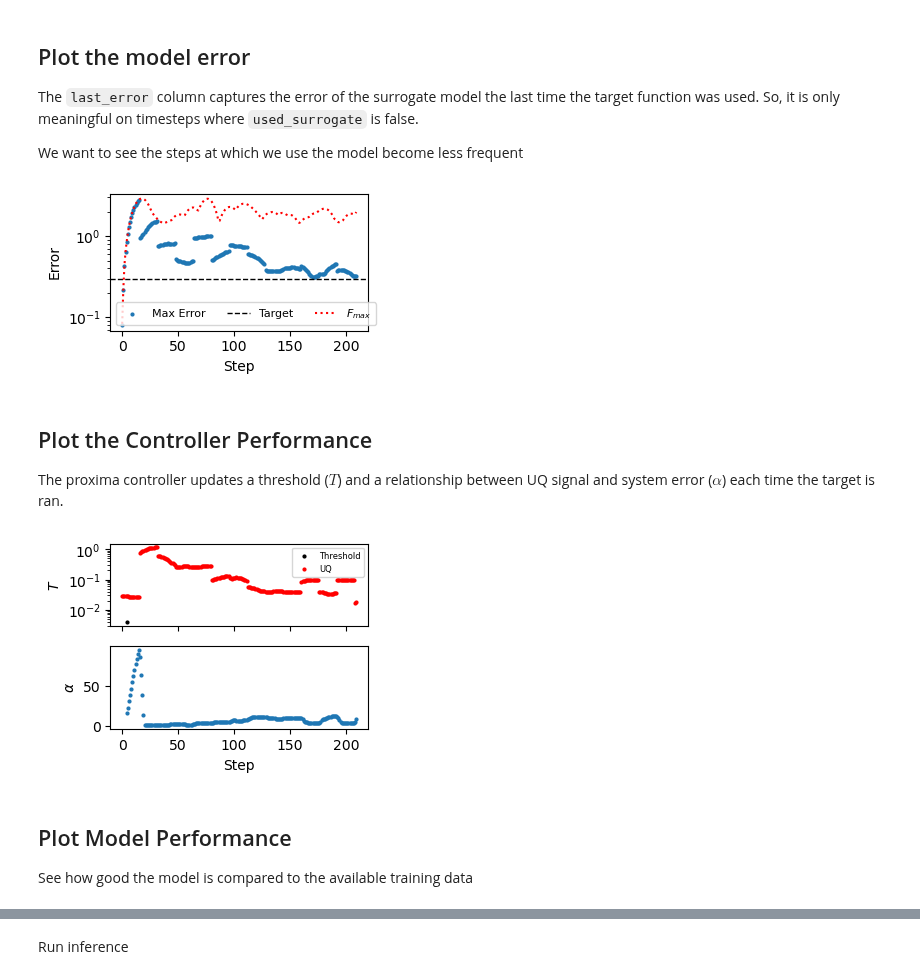
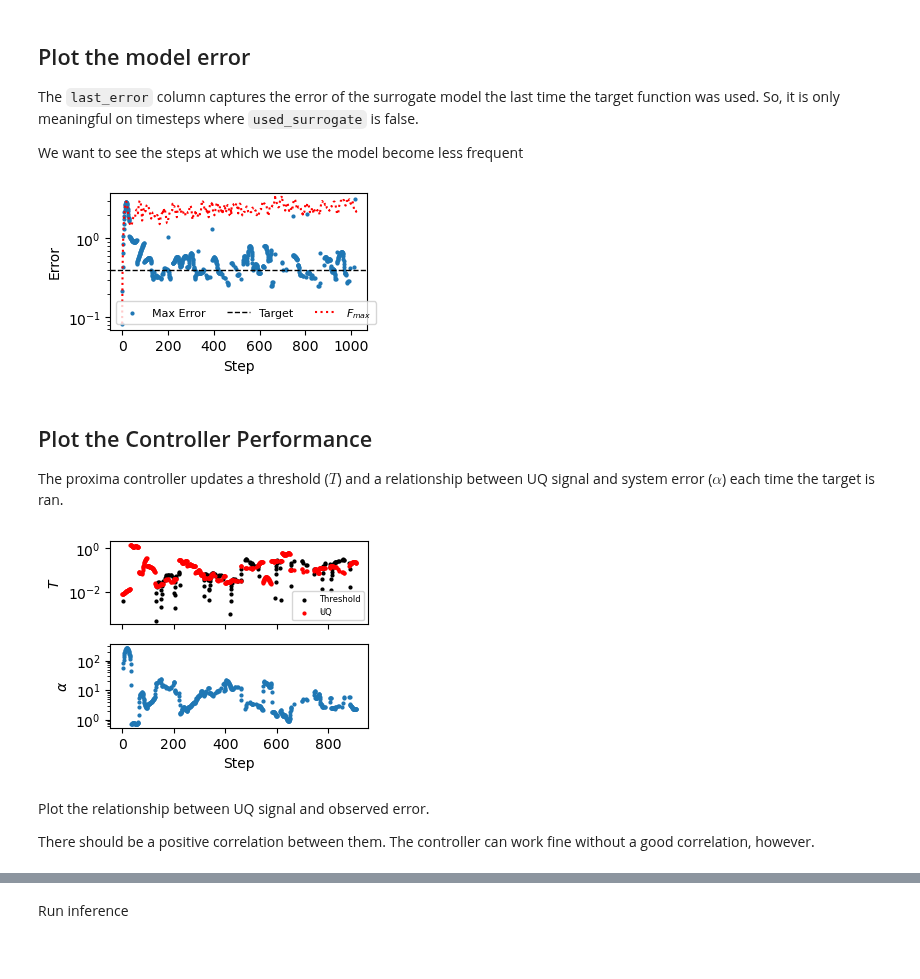
Before and after one commit to globus-labs/cascade, a Jupyter notebook: 2_proxima/1_evaluate-performance.ipynb, the cells around one changed output, grey strips where cells are left out. Cells and saved outputs as stored; diff of their text form; code cells hidden in the pictures.

```diff
--- a/2_proxima/1_evaluate-performance.ipynb
+++ b/2_proxima/1_evaluate-performance.ipynb
@@ -17,7 +17,7 @@ import json
 # %% [markdown]
 Configuration
 # %%
-run_dir = 'runs/si-vacancy-2x2x2-blyp-temp=800.0-method=blyp-e33311bf/'
+run_dir = 'runs/si-vacancy-2x2x2-blyp-temp=800.0-method=blyp-93657a7f/'
 # %%
 run_dir = Path(run_dir)
 params = json.loads((run_dir / 'params.json').read_text())
@@ -81,33 +81,34 @@ ax.legend(fontsize=8, ncols=3)
 
 fig.tight_layout()
 # %% [output]
-[figure, old version]
+[figure, new version]
 # %% [markdown]
 ## Plot the Controller Performance
 The proxima controller updates a threshold ($T$) and a relationship between UQ signal and system error ($\alpha$) each time the target is ran.
 # %%
 fig, axs = plt.subplots(2, 1, figsize=(3.5, 2.6), sharex=True)
 
 ax = axs[0]
 ax.scatter(target_ran.index, target_ran['proxima_threshold'], c='k', s=4, label='Threshold')
 ax.scatter(target_ran.index, target_ran['last_uncer'], c='r', s=4, label='UQ')
 ax.set_ylabel('$T$')
 ax.set_yscale('log')
 ax.legend(fontsize=6)
 
 ax = axs[1]
-ax.scatter(target_ran.index, target_ran['proxima_alpha'], s=4)
+ax.semilogy(target_ran.index, target_ran['proxima_alpha'], 'o', ms=2)
 ax.set_ylabel('$\\alpha$')
 
 ax.set_xlim(ax.get_xlim())
 ax.set_xlabel('Step')
 
 fig.tight_layout()
 # %% [output]
-[figure, old version]
+[figure, new version]
-# %% [markdown]
-## Plot Model Performance
-See how good the model is compared to the available training data
+# %% [markdown]
+Plot the relationship between UQ signal and observed error.
+
+There should be a positive correlation between them. The controller can work fine without a good correlation, however.
 # %%
 with open(run_dir / 'proxima-state.pkl', 'rb') as fp:
     state = pkl.load(fp)
```
Also changed, not shown: parts of 9 cells of this notebook, 1 other file.
